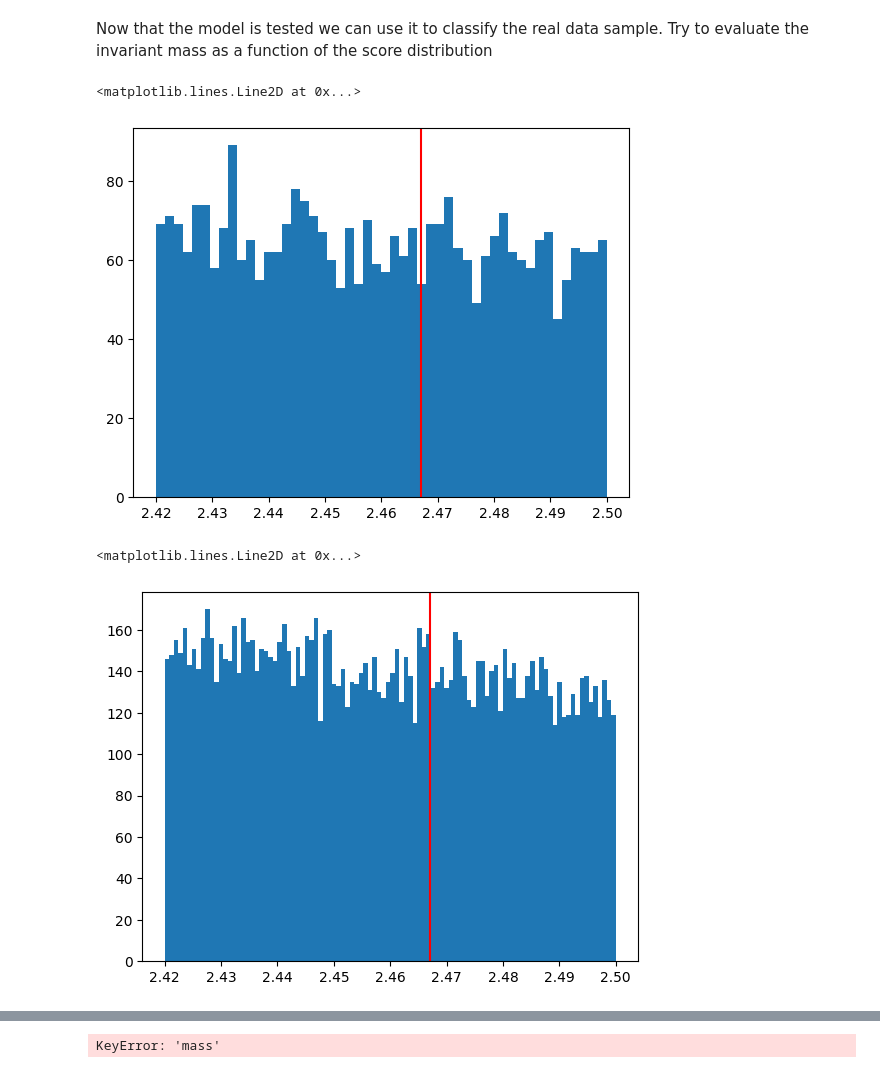
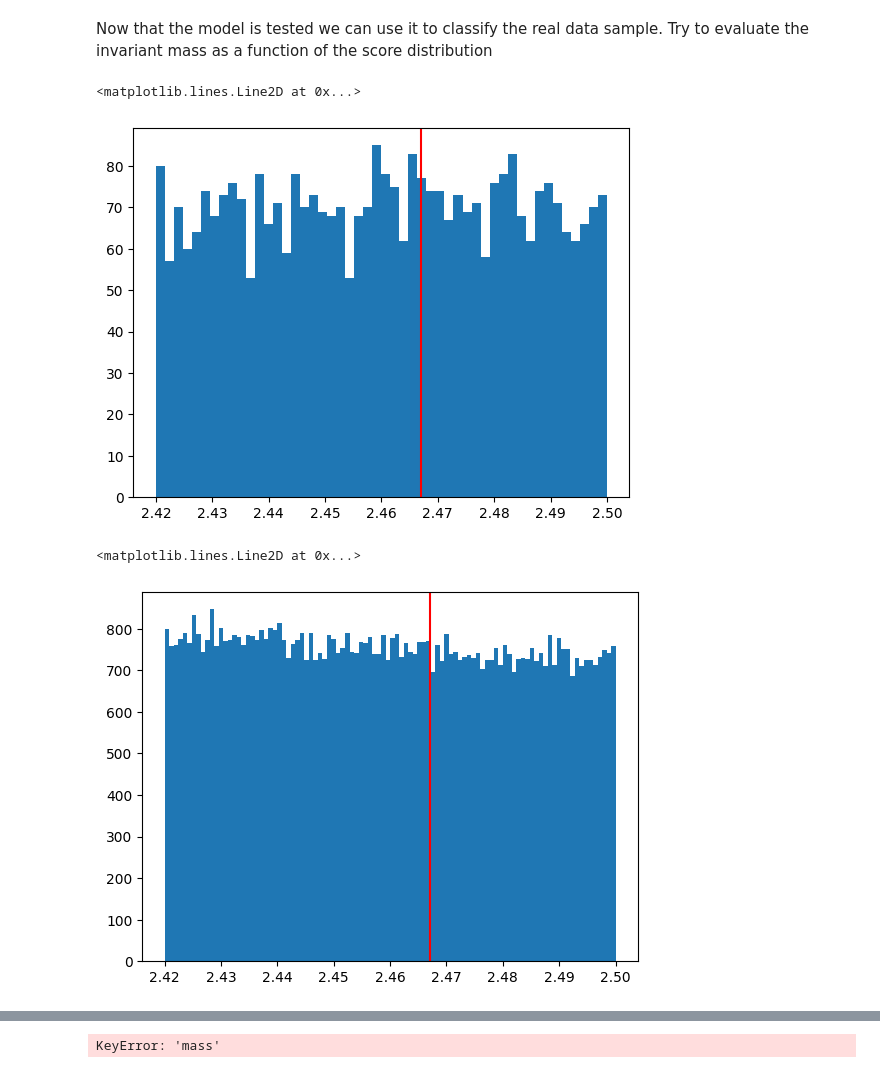
Before and after one commit to phymanshu/MLcodes, a Jupyter notebook: BDT_Xic.ipynb, the cells around one changed output, grey strips where cells are left out. Saved outputs shown, nothing was run; the diff lists cells and outputs as text; code cells hidden in the pictures.

```diff
--- a/BDT_Xic.ipynb
+++ b/BDT_Xic.ipynb
@@ -40,7 +41,7 @@ print('----------------------------------')
 
 
 # Samples for training
-fractionData=0.01 # this is the fraction of total data used in training
+fractionData=0.02 # this is the fraction of total data used in training
 hdl_bkg.shuffle_data_frame(frac=fractionData, inplace=True)
 print('Size of samples for training \nData = ',len(hdl_bkg), ', MC = ', len(hdl_mc))
 # %% [output]
@@ -126,7 +259,7 @@ Size of test sample:  2527
 We will use the BDT of XGBoost (https://github.com/dmlc/xgboost): boosting is implemented with a gradient descent method. It features few hyperparameters that can be tuned to improve the performance and reduce the overfitting, even if the algorithm works smoothly out of the box.
 # %%
 import xgboost as xgb
-n_estimators=93
+n_estimators=150
 max_depth=2
 learning_rate=0.01
 
@@ -247,18 +380,18 @@ Now that the model is tested we can use it to classify the real data sample. Try
 # %%
 hdl_data_pt = hdl_data.apply_preselections("fPt > 8", inplace=False)
 hdl_data_pt.apply_model_handler(model_hdl)
-plt.hist(hdl_data_pt.apply_preselections("model_output>0", inplace=False)["fM"], bins=50);
+plt.hist(hdl_data_pt.apply_preselections("model_output<0", inplace=False)["fM"], bins=50);
 plt.axvline(2.467, 0, 1, label='pyplot vertical line',color='r')
 # %% [output]
 <matplotlib.lines.Line2D at 0x...>
-[figure, old version]
+[figure, new version]
 # %%
 hdl_data.apply_model_handler(model_hdl)
-plt.hist(hdl_data.apply_preselections("model_output>0", inplace=False)["fM"], bins=100);
+plt.hist(hdl_data.apply_preselections("model_output<-1", inplace=False)["fM"], bins=100);
 plt.axvline(2.467, 0, 1, label='pyplot vertical line',color='r')
 # %% [output]
 <matplotlib.lines.Line2D at 0x...>
-[figure, old version]
+[figure, new version]
 # %%
 ### hipe4ml has a function to do that!
 eff_array, score_array = analysis_utils.bdt_efficiency_array(train_test_data[3], score_test, 1000)
```
Also changed, not shown: parts of 18 cells of this notebook, 3 other files.
